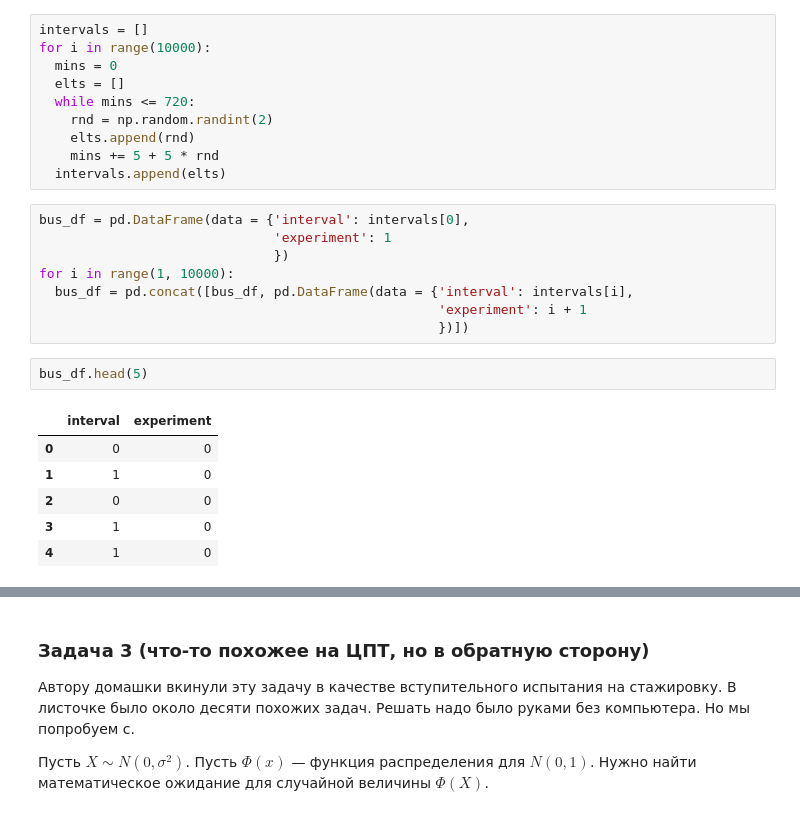
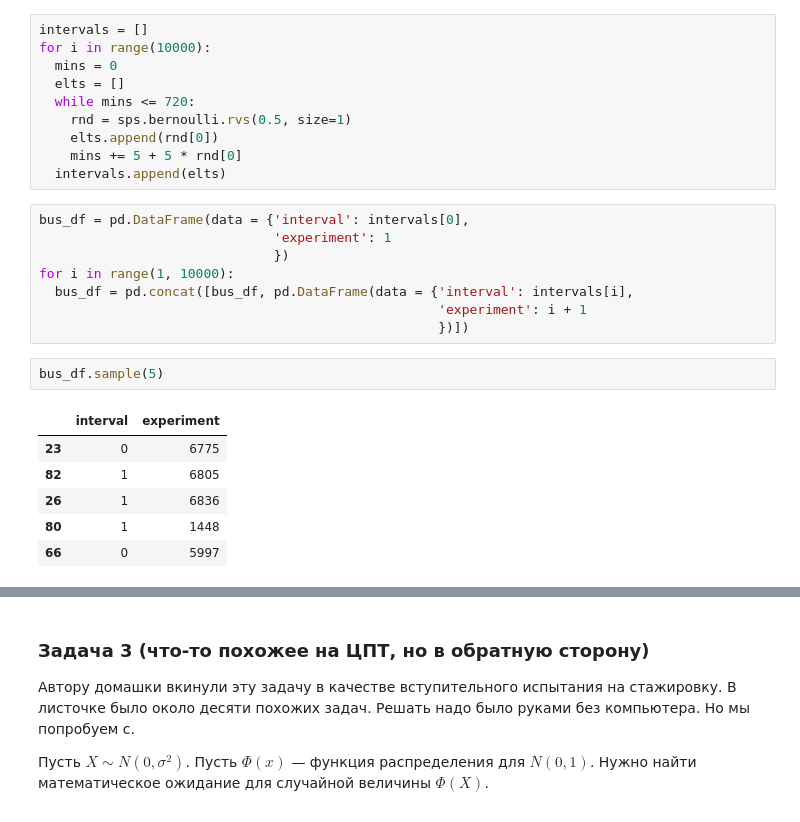
Before and after one commit to zhus-dika/math_home_works, a Jupyter notebook: hw_01_27_dzhusupova.ipynb, the cells around one changed output, grey strips where cells are left out. Cells and saved outputs as stored; diff of their text form.

```diff
--- a/hw_01_27_dzhusupova.ipynb
+++ b/hw_01_27_dzhusupova.ipynb
@@ -198,9 +198,9 @@ for i in range(10000):
   mins = 0
   elts = []
   while mins <= 720:
-    rnd = np.random.randint(2)
-    elts.append(rnd)
-    mins += 5 + 5 * rnd
+    rnd = sps.bernoulli.rvs(0.5, size=1)
+    elts.append(rnd[0])
+    mins += 5 + 5 * rnd[0]
   intervals.append(elts)
 # %%
 bus_df = pd.DataFrame(data = {'interval': intervals[0],
@@ -211,11 +211,11 @@ for i in range(1, 10000):
                                                    'experiment': i + 1
                                                    })])
 # %%
-bus_df.head(5)
+bus_df.sample(5)
 # %% [output]
 |  | interval | experiment |
-| 0 | 0 | 0 |
-| 1 | 1 | 0 |
-| 2 | 0 | 0 |
-| 3 | 1 | 0 |
-| 4 | 1 | 0 |
+| 23 | 0 | 6775 |
+| 82 | 1 | 6805 |
+| 26 | 1 | 6836 |
+| 80 | 1 | 1448 |
+| 66 | 0 | 5997 |
```
Also changed, not shown: parts of 22 cells of this notebook.
